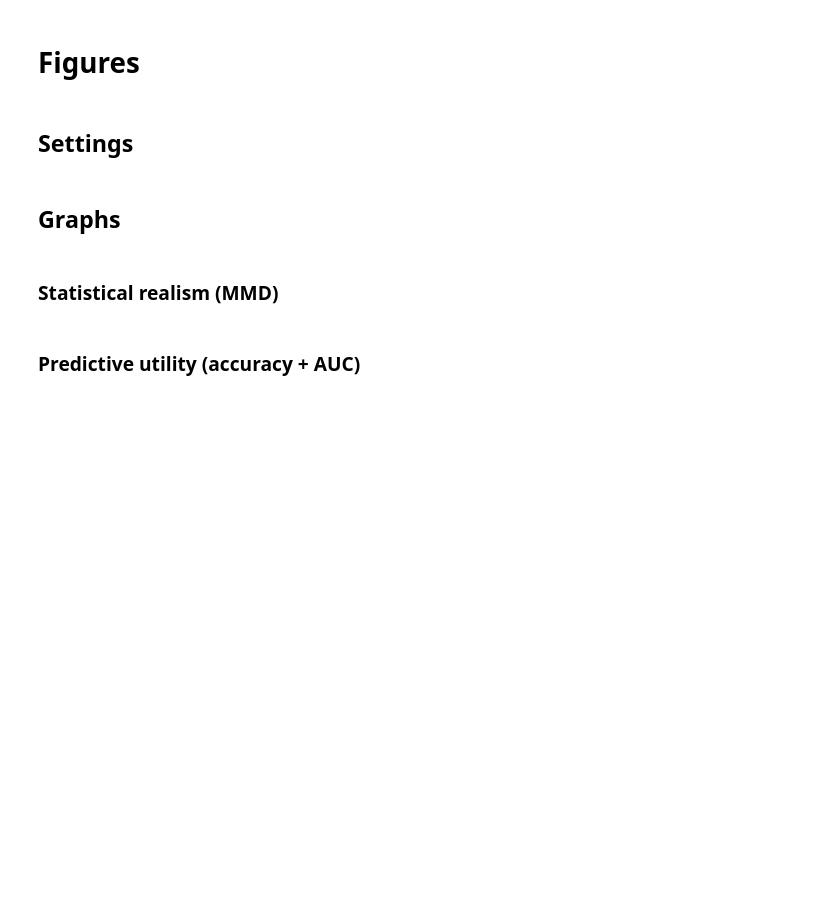
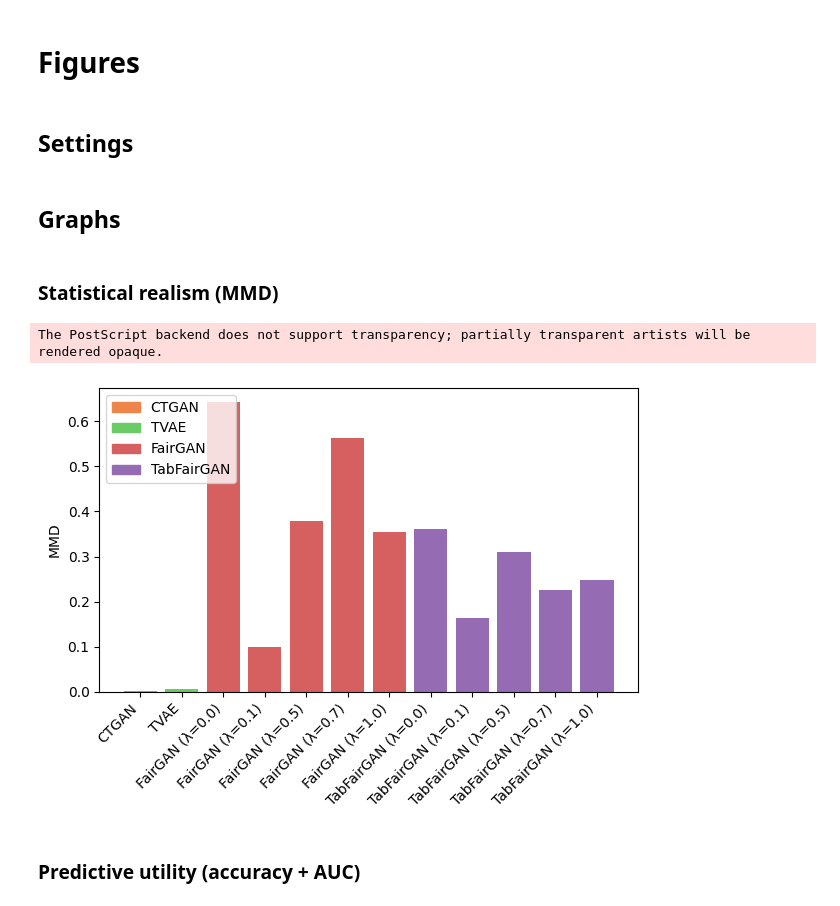
Before and after one commit to saramaggie/fair-synthetic-data-gen, a Jupyter notebook: Notebook_Classify_Eval.ipynb, the cells around one changed output. Cells and saved outputs as stored; diff of their text form; code cells hidden in the pictures; blank space fills up the shorter version.

Commit message:
Train split and recent graphs

```diff
--- a/Notebook_Classify_Eval.ipynb
+++ b/Notebook_Classify_Eval.ipynb
@@ -54,3 +68,22 @@ for file_name in dir_list:
+# %%
+for model_name, df in synthetic_datasets.items():
+    missing = set(real_df.columns) - set(df.columns)
+    extra = set(df.columns) - set(real_df.columns)
+    if missing or extra:
+        logger.warning(f"{model_name}: missing {missing}, extra {extra}")
+
+    # Same column order as the real data; extra columns are dropped
+    df = df.reindex(columns=real_df.columns)
+
+    # Target back to 0/1 integers, whatever type the generator wrote it as
+    df[target_feature] = pd.to_numeric(df[target_feature], errors="coerce")
+    bad = ~df[target_feature].isin([0, 1])
+    if bad.any():
+        logger.warning(f"{model_name}: dropping {bad.sum()} rows with invalid {target_feature}")
+        df = df[~bad]
+    df[target_feature] = df[target_feature].astype(int)
+
+    synthetic_datasets[model_name] = df
 # %%
 leaks = pd.DataFrame(columns=["column", "percent", "leak_count", "total_count"])
 for col in CATEGORICAL_COLS + NUMERICAL_COLS:
@@ -68,7 +113,15 @@ display(leaks)
 # %% [markdown]
 ### Preprocessing
 # %%
-real_train_df, real_test_df = train_test_split(real_df, test_size=0.2, random_state=42)
+# The split is made once in Notebook_Models.ipynb, before any generator is trained
+real_train_df, real_test_df = load_split()
+
+assert list(real_train_df.columns) == list(real_df.columns), "split columns differ from preprocessed data"
+assert len(real_train_df) + len(real_test_df) == len(real_df), "split row count differs from preprocessed data"
+
+# Confirms the test set is the same rows as before, so the Real baseline is unchanged
+_, old_test_df = train_test_split(real_df, test_size=0.2, random_state=42)
+print("Test set identical to previous split:", check_same_test_set(old_test_df.index, real_test_df))
 
 
 def build_pipeline(categorical_cols: list[str], numerical_cols: list[str]) -> Pipeline:
@@ -127,6 +180,8 @@ for model_name, df in synthetic_datasets.items():
 
     if n_unique < 2:
         logger.warning(f"Skipping {model_name}: Found only {n_unique} class")
+        one_class_datasets.append(model_name)
+        continue
 
     try:
         synthetic_models[model_name] = train_pipeline(
@@ -485,34 +650,34 @@ final_df[metric_cols] = final_df[metric_cols].apply(pd.to_numeric, errors="coerc
 
 os.makedirs("figures", exist_ok=True)
 # %%
-fig_size = (7, 4.5)
+fig_size = (6.2, 4.5)
 img_format = "eps"
 figure_folder = "figures/graphs"
-plot_margin = (0.08, 0.92)
 # %% [markdown]
 ### Statistical realism (MMD)
 # %%
 mmd_data = final_df["MMD"].dropna()
 mmd_colors = color_by_model.copy()
 mmd_colors.pop("Real")
 
 plt.figure(figsize=fig_size)
 plt.bar(mmd_data.index, mmd_data.values, color=get_colors(color_by_model, mmd_data))
 plt.ylabel("MMD")
 # plt.title("Statistical realism by model")
 plt.xticks(rotation=45, ha="right")
 plt.tight_layout()
-plt.subplots_adjust(left=plot_margin[0], right=plot_margin[1])
 plt.legend(
     handles=[
         plt.Rectangle((0, 0), 1, 1, color=mmd_colors[model]) for model in mmd_colors
     ],
     labels=list(mmd_colors.keys()),
     loc="upper left",
 )
-
 plt.savefig(f"{figure_folder}/stat_realism_mmd.{img_format}", dpi=300)
 plt.show()
+# %% [output]
+The PostScript backend does not support transparency; partially transparent artists will be rendered opaque.
+[figure, added]
 # %% [markdown]
 ### Predictive utility (accuracy + AUC)
 # %%
```
Also changed, not shown: parts of 18 cells of this notebook, 12 other files.
